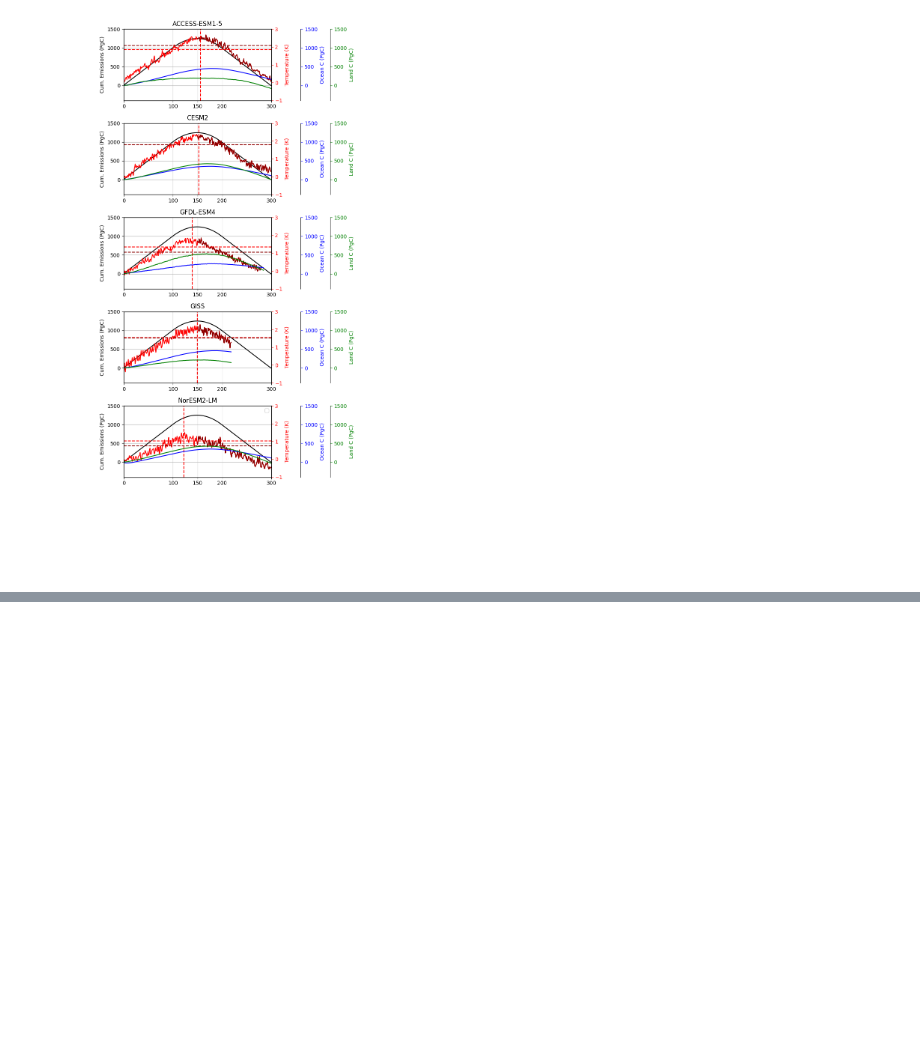
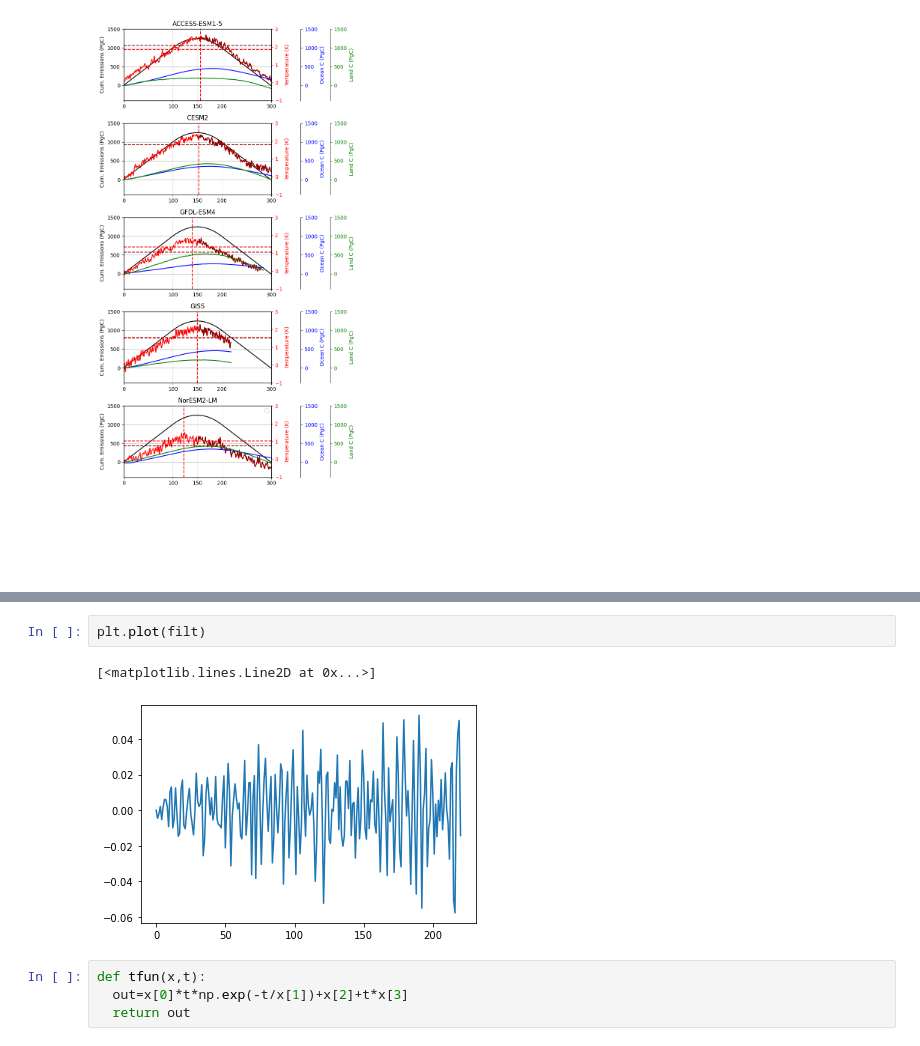
Before and after one commit to ckoven/esm-deck, a Jupyter notebook: flat10_scm.ipynb, the cells around one changed output, grey strips where cells are left out. Saved outputs shown, nothing was run; the diff lists cells and outputs as text; blank space fills up the shorter version.

```diff
--- a/flat10_scm.ipynb
+++ b/flat10_scm.ipynb
@@ -730,0 +784,9 @@ plt.plot(280+np.cumsum(e_flat10_cdr['Emission Rate (PgC a-1)']-ed['NorESM2-LM'][
+# %%
+plt.plot(filt)
+# %% [output]
+[<matplotlib.lines.Line2D at 0x...>]
+[figure, added]
+# %%
+def tfun(x,t):
+  out=x[0]*t*np.exp(-t/x[1])+x[2]+t*x[3]
+  return out
```
Also changed, not shown: parts of 27 cells of this notebook.
